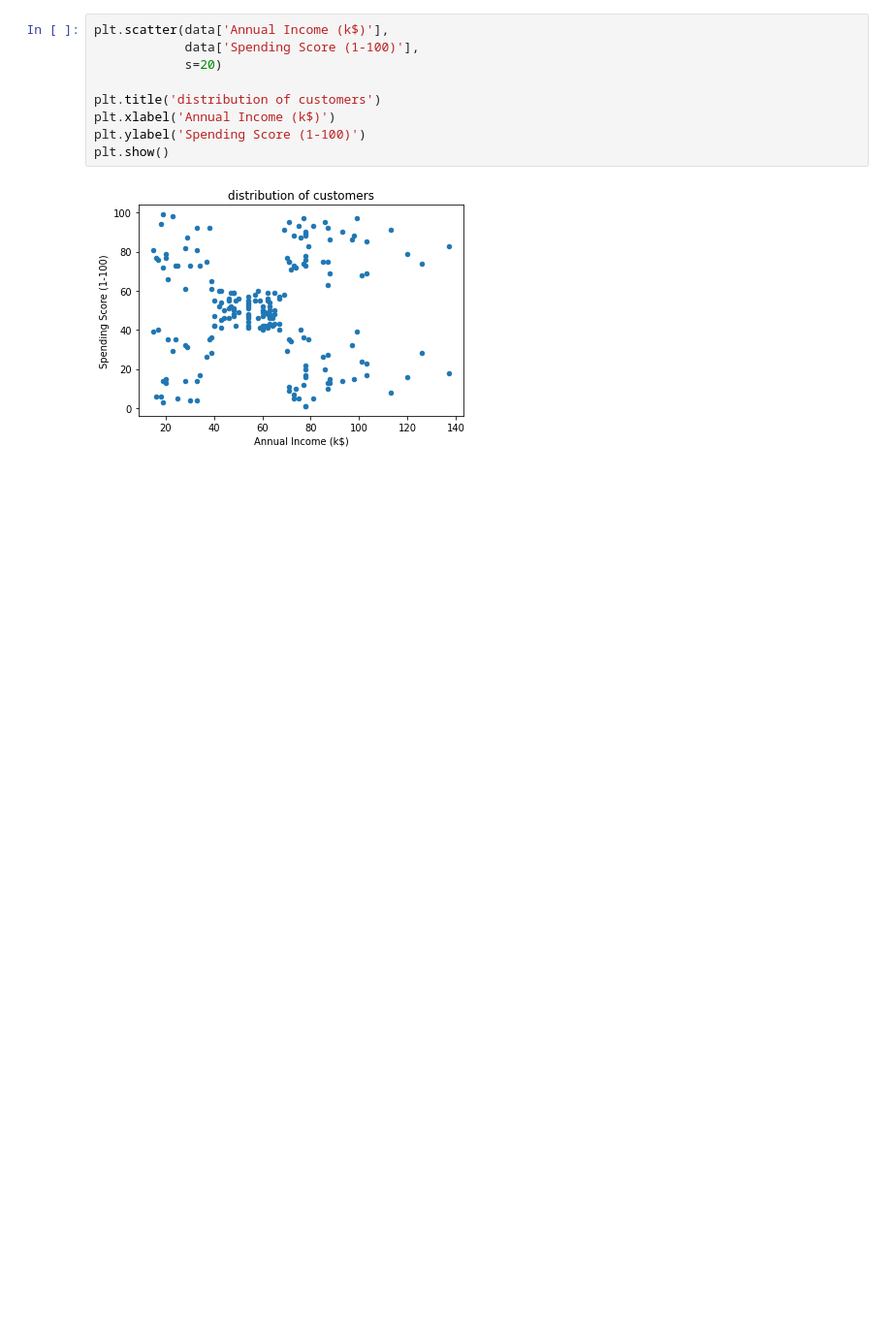
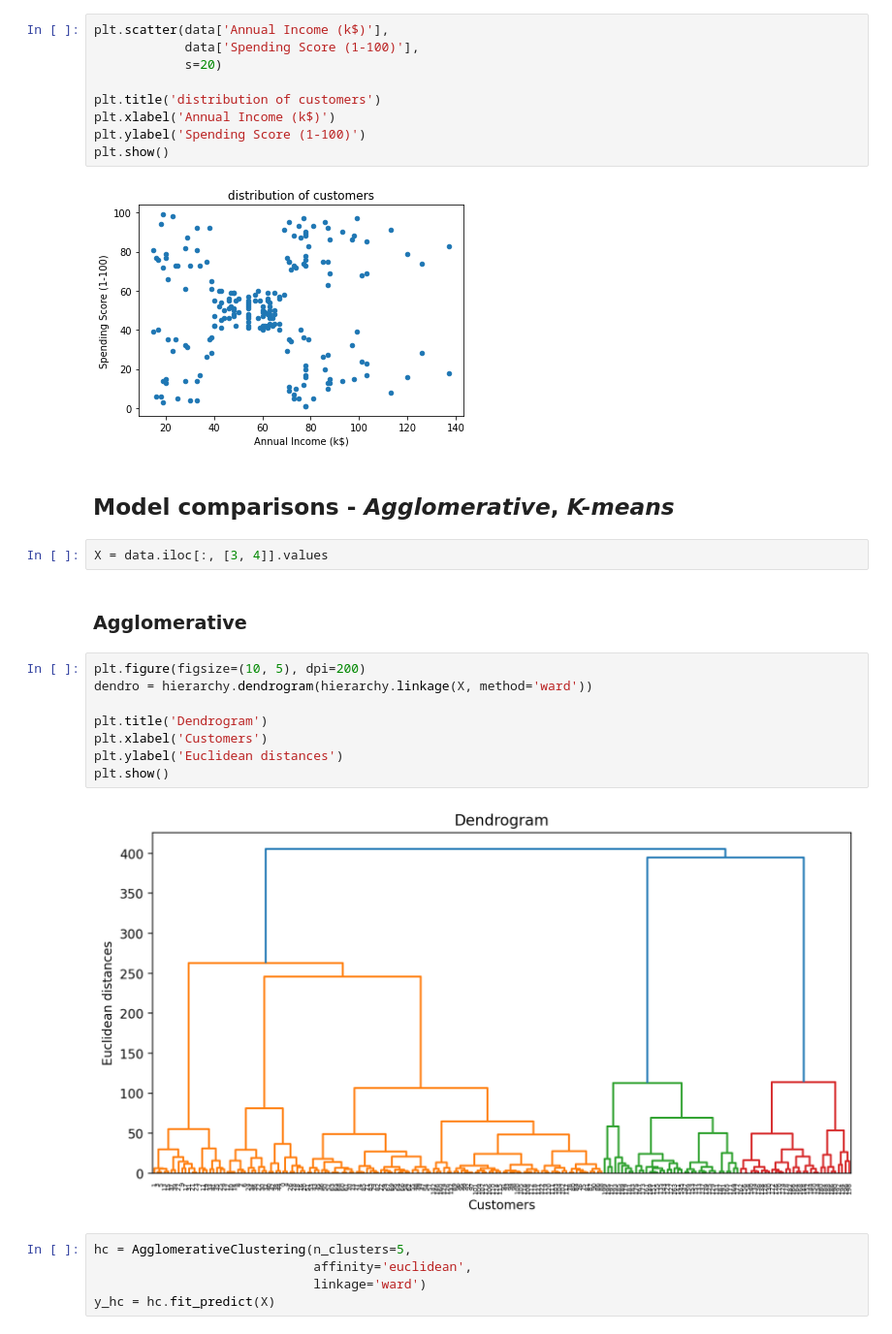
Before and after one commit to mo-amininasab/customers_segmentation, a Jupyter notebook: Mall_Customers_Segmentation.ipynb, the cells around one changed output. Shown at 97% size. Saved outputs shown, nothing was run; the diff lists cells and outputs as text; blank space fills up the shorter version.

Commit message:
agglomerative model add

```diff
--- a/Mall_Customers_Segmentation.ipynb
+++ b/Mall_Customers_Segmentation.ipynb
@@ -81,3 +81,24 @@ plt.ylabel('Spending Score (1-100)')
 plt.show()
 # %% [output]
 [figure]
+# %% [markdown]
+## Model comparisons - *Agglomerative*, *K-means*
+# %%
+X = data.iloc[:, [3, 4]].values
+# %% [markdown]
+### Agglomerative
+# %%
+plt.figure(figsize=(10, 5), dpi=200)
+dendro = hierarchy.dendrogram(hierarchy.linkage(X, method='ward'))
+
+plt.title('Dendrogram')
+plt.xlabel('Customers')
+plt.ylabel('Euclidean distances')
+plt.show()
+# %% [output]
+[figure, added]
+# %%
+hc = AgglomerativeClustering(n_clusters=5,
+                             affinity='euclidean',
+                             linkage='ward')
+y_hc = hc.fit_predict(X)
```
Also changed, not shown: parts of 1 cell of this notebook.
